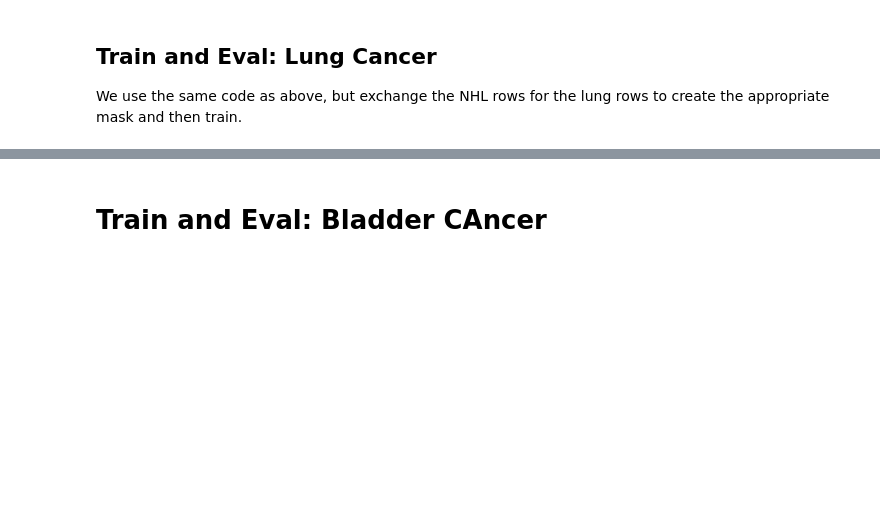
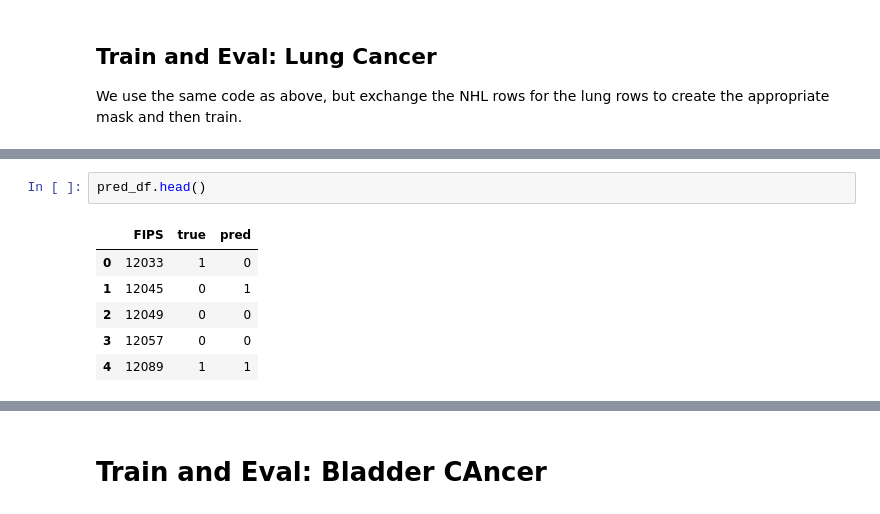
Before and after one commit to dylanhudson/CSCI5612-ML, a Jupyter notebook: data/nn/nn.ipynb, the cells around one changed output, grey strips where cells are left out. Cells and saved outputs as stored; diff of their text form; blank space fills up the shorter version.

```diff
--- a/data/nn/nn.ipynb
+++ b/data/nn/nn.ipynb
@@ -768,0 +781,9 @@ plt.show()
+# %%
+pred_df.head()
+# %% [output]
+|  | FIPS | true | pred |
+| 0 | 12033 | 1 | 0 |
+| 1 | 12045 | 0 | 1 |
+| 2 | 12049 | 0 | 0 |
+| 3 | 12057 | 0 | 0 |
+| 4 | 12089 | 1 | 1 |
```
Also changed, not shown: parts of 15 cells of this notebook, 4 other files.
